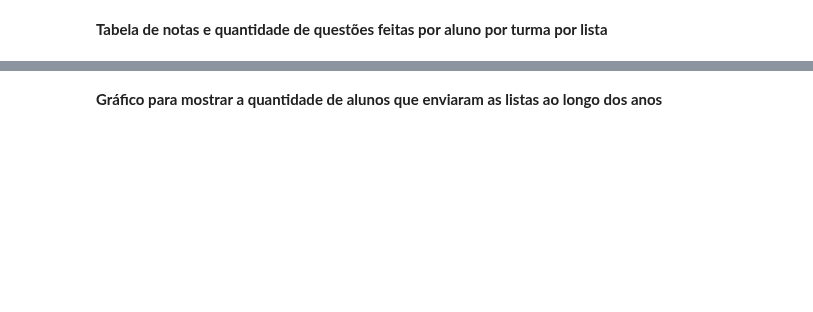
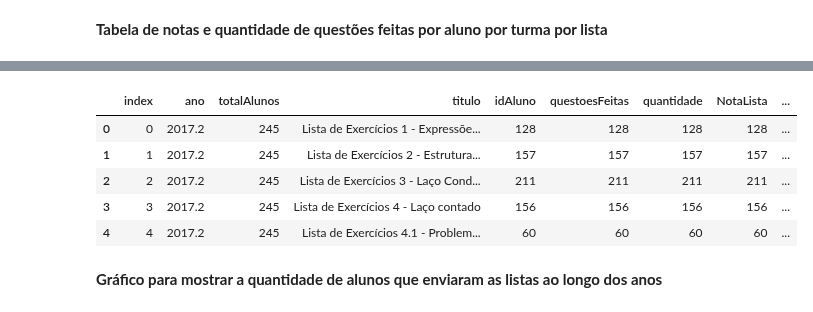
Before and after one commit to repitta/CienciaDeDadosEducacionais, a Jupyter notebook: Análise_LopUsuarioNota.ipynb, the cells around one changed output, grey strips where cells are left out. Cells and saved outputs as stored; diff of their text form; code cells hidden in the pictures; blank space fills up the shorter version.

```diff
--- a/Análise_LopUsuarioNota.ipynb
+++ b/Análise_LopUsuarioNota.ipynb
@@ -99,2 +123,11 @@ a
+# %%
+quanListAluno.head()
+# %% [output]
+|  | index | ano | totalAlunos | titulo | idAluno | questoesFeitas | quantidade | NotaLista | ... |
+| 0 | 0 | 2017.2 | 245 | Lista de Exercícios 1 - Expressõe... | 128 | 128 | 128 | 128 | ... |
+| 1 | 1 | 2017.2 | 245 | Lista de Exercícios 2 - Estrutura... | 157 | 157 | 157 | 157 | ... |
+| 2 | 2 | 2017.2 | 245 | Lista de Exercícios 3 - Laço Cond... | 211 | 211 | 211 | 211 | ... |
+| 3 | 3 | 2017.2 | 245 | Lista de Exercícios 4 - Laço contado | 156 | 156 | 156 | 156 | ... |
+| 4 | 4 | 2017.2 | 245 | Lista de Exercícios 4.1 - Problem... | 60 | 60 | 60 | 60 | ... |
 # %% [markdown]
 **Gráfico para mostrar a quantidade de alunos que enviaram as listas ao longo dos anos**
```
Also changed, not shown: parts of 21 cells of this notebook.
